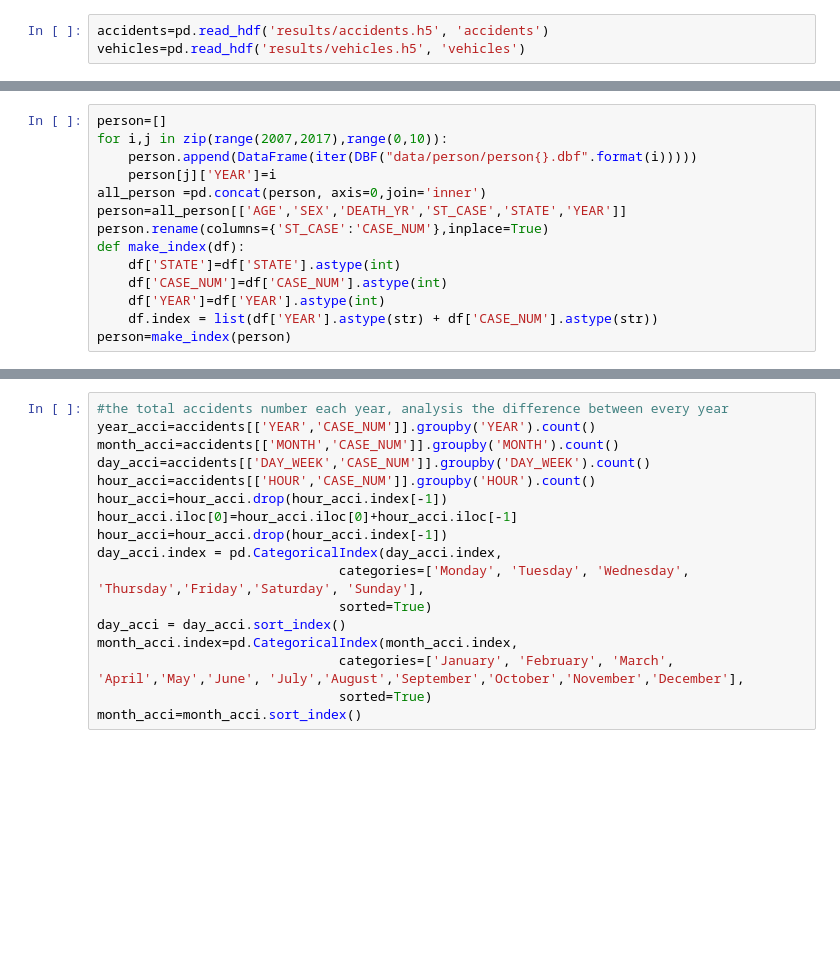
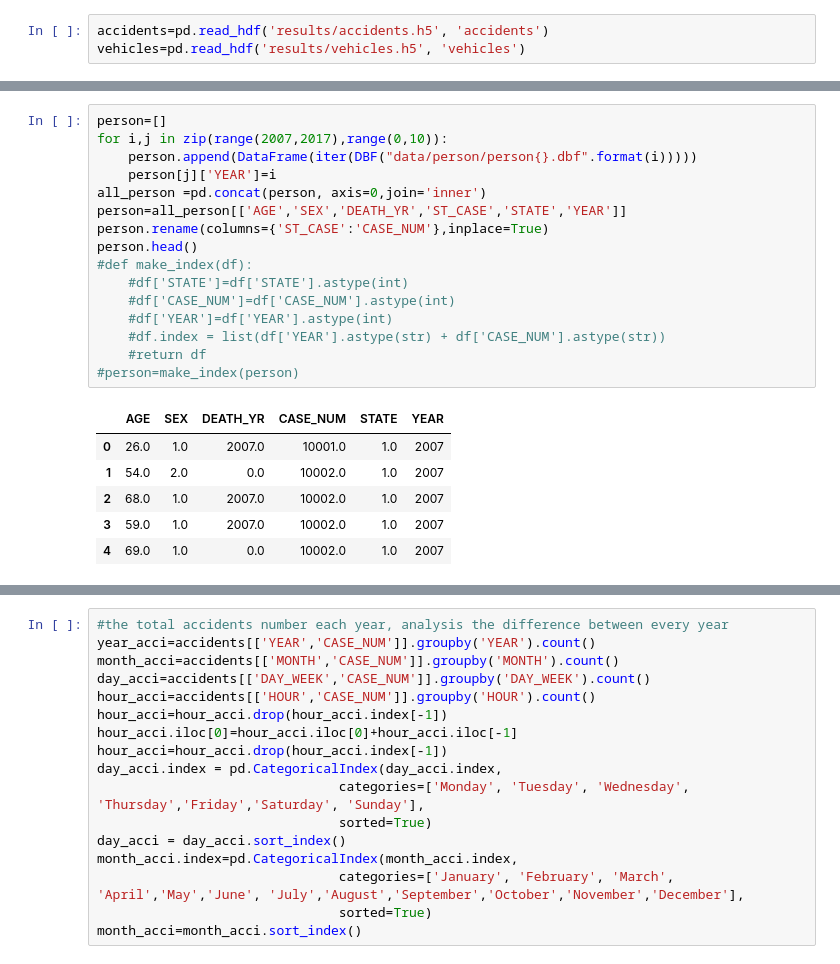
Before and after one commit to junemore/traffic-accidents-analysis, a Jupyter notebook: Notebook_3_time_analysis.ipynb, the cells around one changed output, grey strips where cells are left out. Cells and saved outputs as stored; diff of their text form; blank space fills up the shorter version.

```diff
--- a/Notebook_3_time_analysis.ipynb
+++ b/Notebook_3_time_analysis.ipynb
@@ -23,14 +33,23 @@ vehicles=pd.read_hdf('results/vehicles.h5', 'vehicles')
 # %%
 person=[]
 for i,j in zip(range(2007,2017),range(0,10)):
     person.append(DataFrame(iter(DBF("data/person/person{}.dbf".format(i)))))
     person[j]['YEAR']=i
 all_person =pd.concat(person, axis=0,join='inner')
 person=all_person[['AGE','SEX','DEATH_YR','ST_CASE','STATE','YEAR']]
 person.rename(columns={'ST_CASE':'CASE_NUM'},inplace=True)
-def make_index(df):
-    df['STATE']=df['STATE'].astype(int)
-    df['CASE_NUM']=df['CASE_NUM'].astype(int)
-    df['YEAR']=df['YEAR'].astype(int)
-    df.index = list(df['YEAR'].astype(str) + df['CASE_NUM'].astype(str))
-person=make_index(person)
+person.head()
+#def make_index(df):
+    #df['STATE']=df['STATE'].astype(int)
+    #df['CASE_NUM']=df['CASE_NUM'].astype(int)
+    #df['YEAR']=df['YEAR'].astype(int)
+    #df.index = list(df['YEAR'].astype(str) + df['CASE_NUM'].astype(str))
+    #return df
+#person=make_index(person)
+# %% [output]
+|  | AGE | SEX | DEATH_YR | CASE_NUM | STATE | YEAR |
+| 0 | 26.0 | 1.0 | 2007.0 | 10001.0 | 1.0 | 2007 |
+| 1 | 54.0 | 2.0 | 0.0 | 10002.0 | 1.0 | 2007 |
+| 2 | 68.0 | 1.0 | 2007.0 | 10002.0 | 1.0 | 2007 |
+| 3 | 59.0 | 1.0 | 2007.0 | 10002.0 | 1.0 | 2007 |
+| 4 | 69.0 | 1.0 | 0.0 | 10002.0 | 1.0 | 2007 |
```
Also changed, not shown: parts of 6 cells of this notebook, 15 other files.
